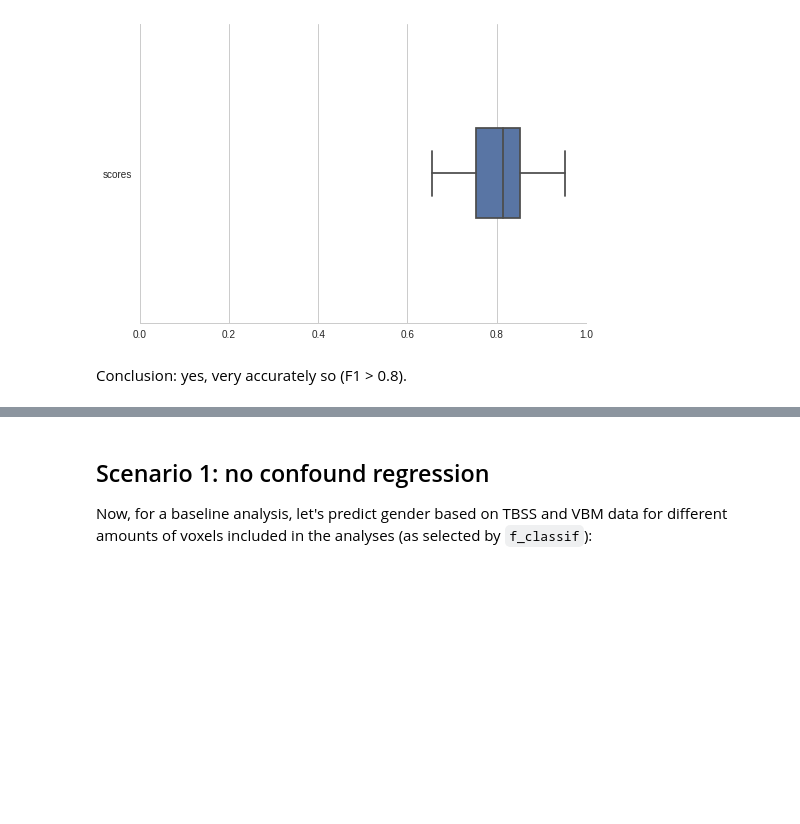
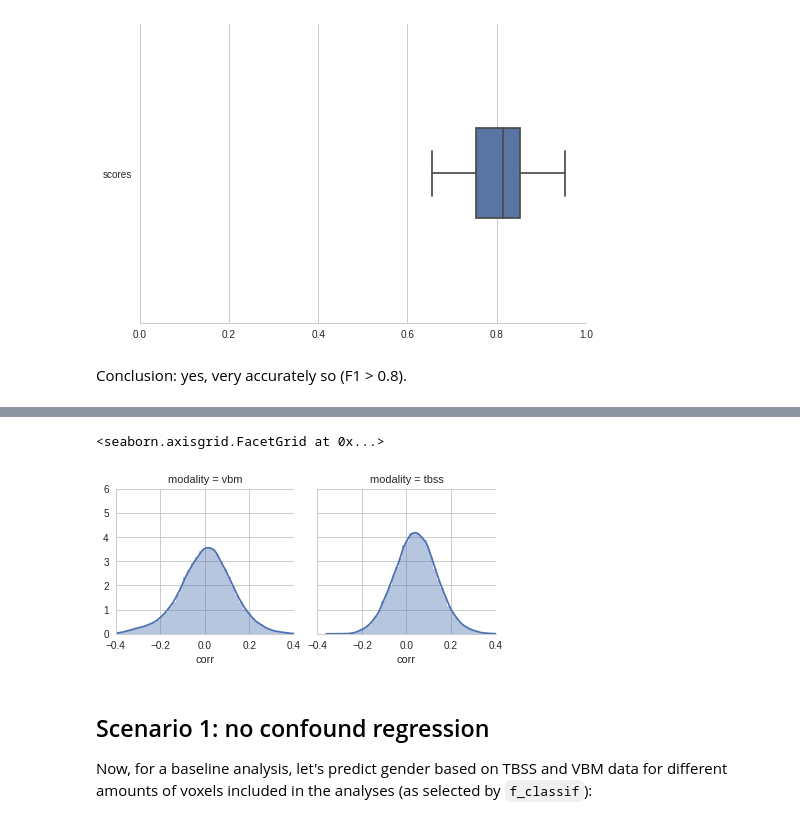
Before and after one commit to lukassnoek/MVCA, a Jupyter notebook: empirical/gender_classification.ipynb, the cells around one changed output, grey strips where cells are left out. Cells and saved outputs as stored; diff of their text form; code cells hidden in the pictures; blank space fills up the shorter version.

```diff
--- a/empirical/gender_classification.ipynb
+++ b/empirical/gender_classification.ipynb
@@ -102,3 +134,24 @@ Conclusion: yes, very accurately so (F1 > 0.8).
+# %%
+corrs_X_c = {'corr': [], 'type': [], 'modality': []}
+
+for modality in ['vbm', 'tbss']:
+
+    for vox in range(mvp[modality].X.shape[1]):
+        corrs_X_c['corr'].append(np.corrcoef(mvp[modality].X[:, vox], confound[modality].squeeze())[0, 1])
+        corrs_X_c['type'].append('orig')
+        corrs_X_c['modality'].append(modality)
+        corrs_X_c['corr'].append(np.corrcoef(mvp_sce2[modality].X[:, vox], confound[modality].squeeze())[0, 1])
+        corrs_X_c['type'].append('corrected')
+        corrs_X_c['modality'].append(modality)
+# %%
+corr_df2 = pd.DataFrame(corrs_X_c)
+g = sns.FacetGrid(corr_df2, col='modality', hue='type')
+g = g.map(sns.distplot, "corr")
+g.set(xlim=(-0.4, 0.4))
+g.set(ylim=(0, 6))
+# %% [output]
+<seaborn.axisgrid.FacetGrid at 0x...>
+[figure, added]
 # %% [markdown]
 ## Scenario 1: no confound regression
 Now, for a baseline analysis, let's predict gender based on TBSS and VBM data for different amounts of voxels included in the analyses (as selected by `f_classif`):
```
Also changed, not shown: parts of 16 cells of this notebook.
